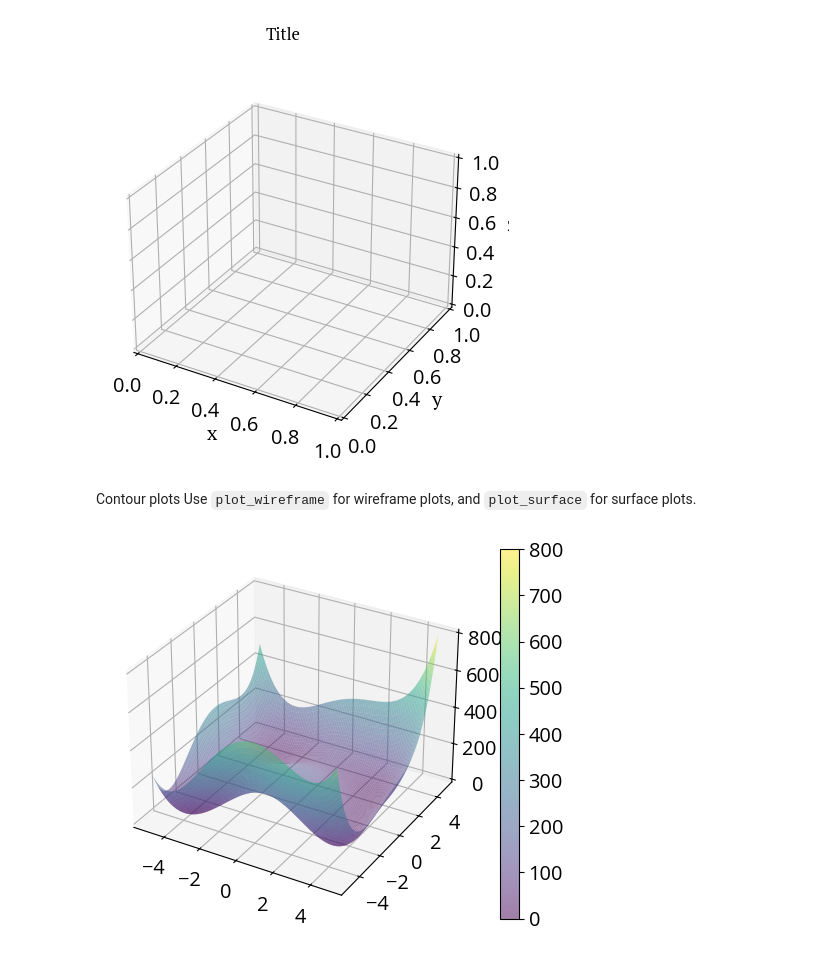
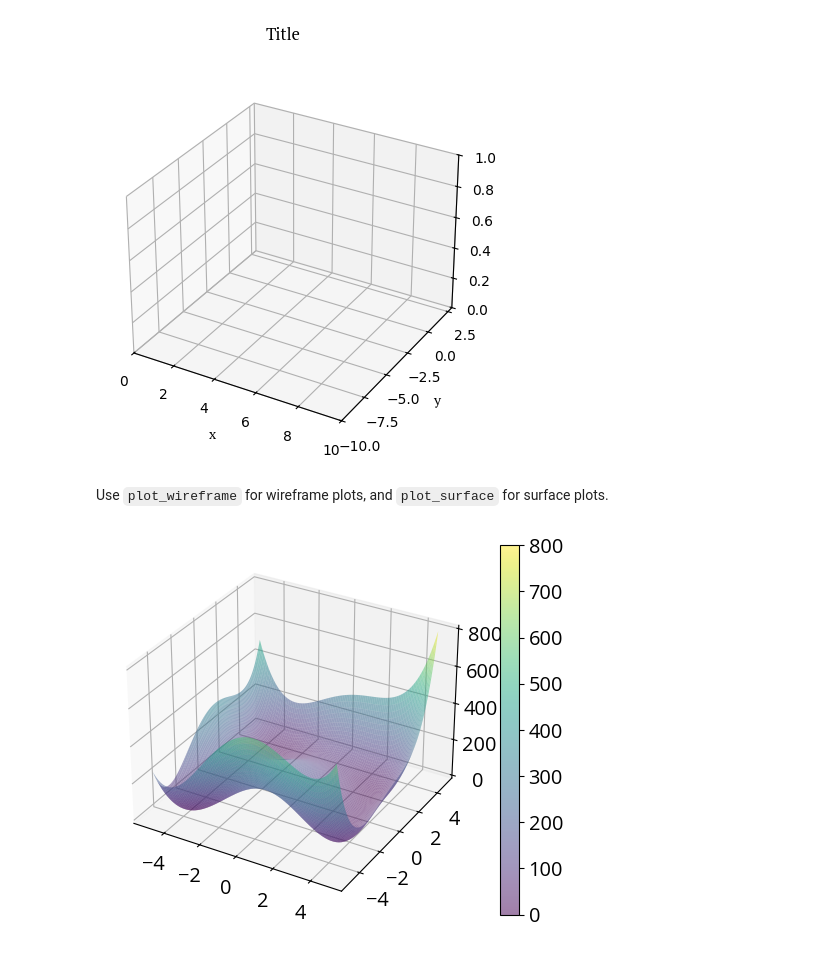
Before and after one commit to lyodine/oplot, a Jupyter notebook: docs/source/guides/examples/oplot.ipynb, the cells around one changed output. Cells and saved outputs as stored; diff of their text form; code cells hidden in the pictures.

```diff
--- a/docs/source/guides/examples/oplot.ipynb
+++ b/docs/source/guides/examples/oplot.ipynb
@@ -10,12 +13,12 @@ Create an Axes3D
 # %%
-of.fig3()
-op.annotate("Title", "x", "y", "z")
-
+ofig.fig3(xlim=(0, 10),
+        ylim=(-10, 3),
+        zlim=(0, 1))
+ofig.annotate("Title", "x", "y", "z")
 plt.show()
 # %% [output]
-[figure, old version]
+[figure, new version]
 # %% [markdown]
-Contour plots
 Use `plot_wireframe` for wireframe plots, and `plot_surface` for surface plots.
 # %%
 def himmelblau(x, y):
```
Also changed, not shown: parts of 13 cells of this notebook, 5 other files.
